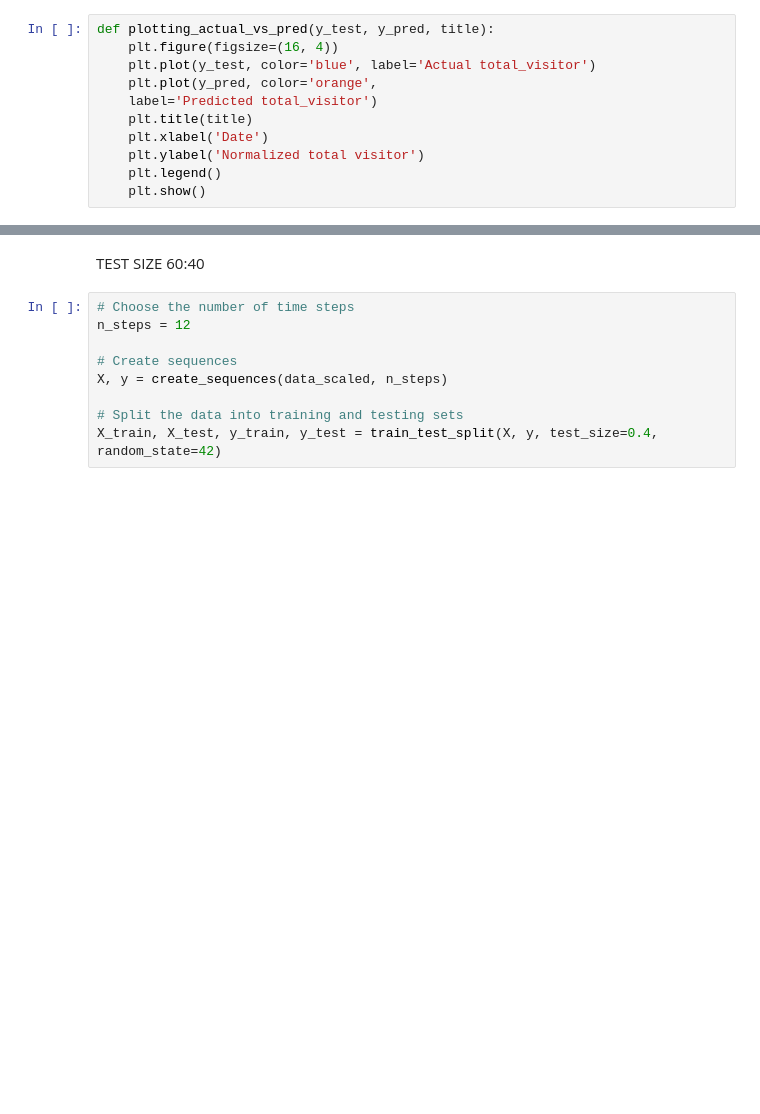
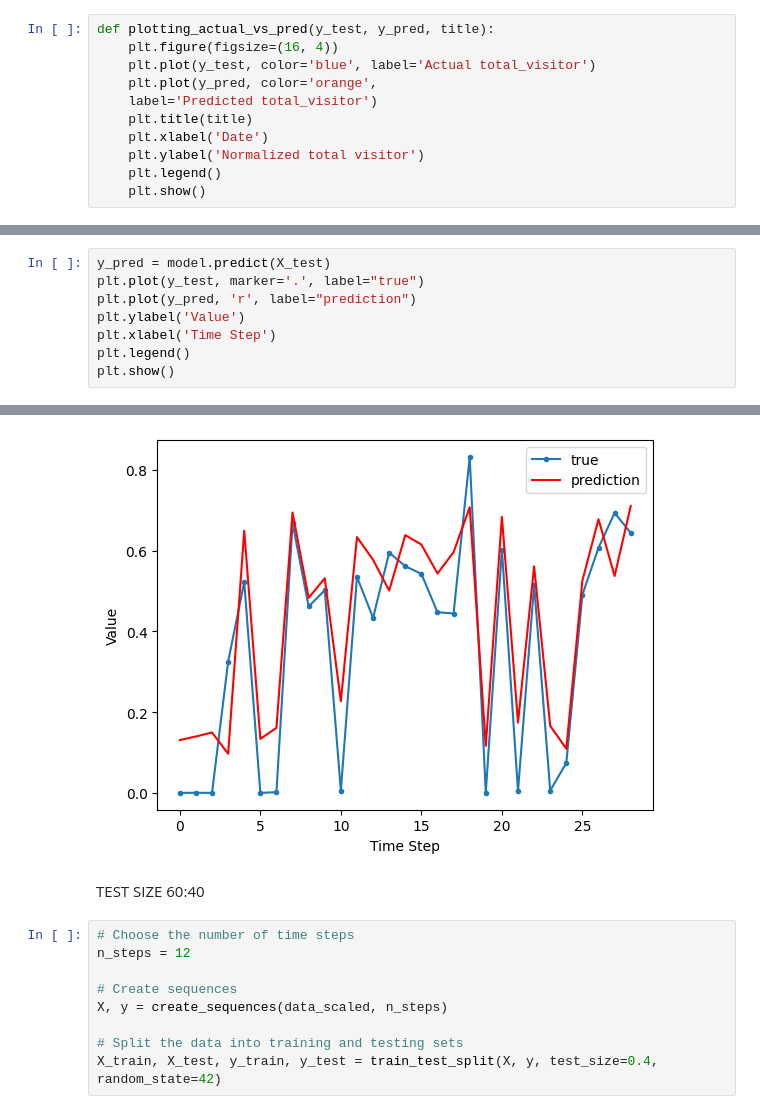
Before and after one commit to CallMePo/Final-Project---PMA, a Jupyter notebook: main.ipynb, the cells around one changed output, grey strips where cells are left out. Cells and saved outputs as stored; diff of their text form; blank space fills up the shorter version.

```diff
--- a/main.ipynb
+++ b/main.ipynb
@@ -224,0 +234,9 @@ plotting_actual_vs_pred(y_test, prediction, "Predictions made by RNN model")
+# %%
+y_pred = model.predict(X_test)
+plt.plot(y_test, marker='.', label="true")
+plt.plot(y_pred, 'r', label="prediction")
+plt.ylabel('Value')
+plt.xlabel('Time Step')
+plt.legend()
+plt.show()
+# %% [output]
@@ -225,3 +244,4 @@ plotting_actual_vs_pred(y_test, prediction, "Predictions made by RNN model")
+[figure, added]
 # %% [markdown]
 TEST SIZE 60:40
 # %%
```
Also changed, not shown: parts of 11 cells of this notebook.
